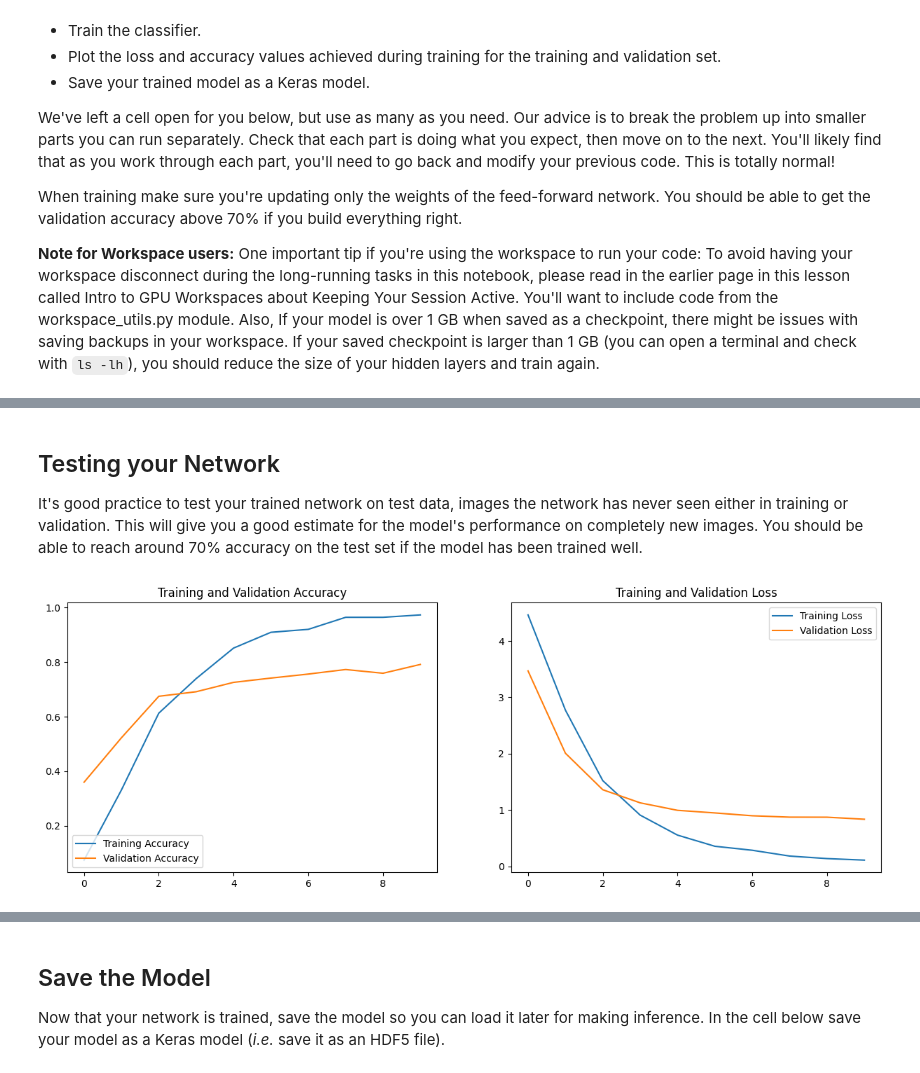
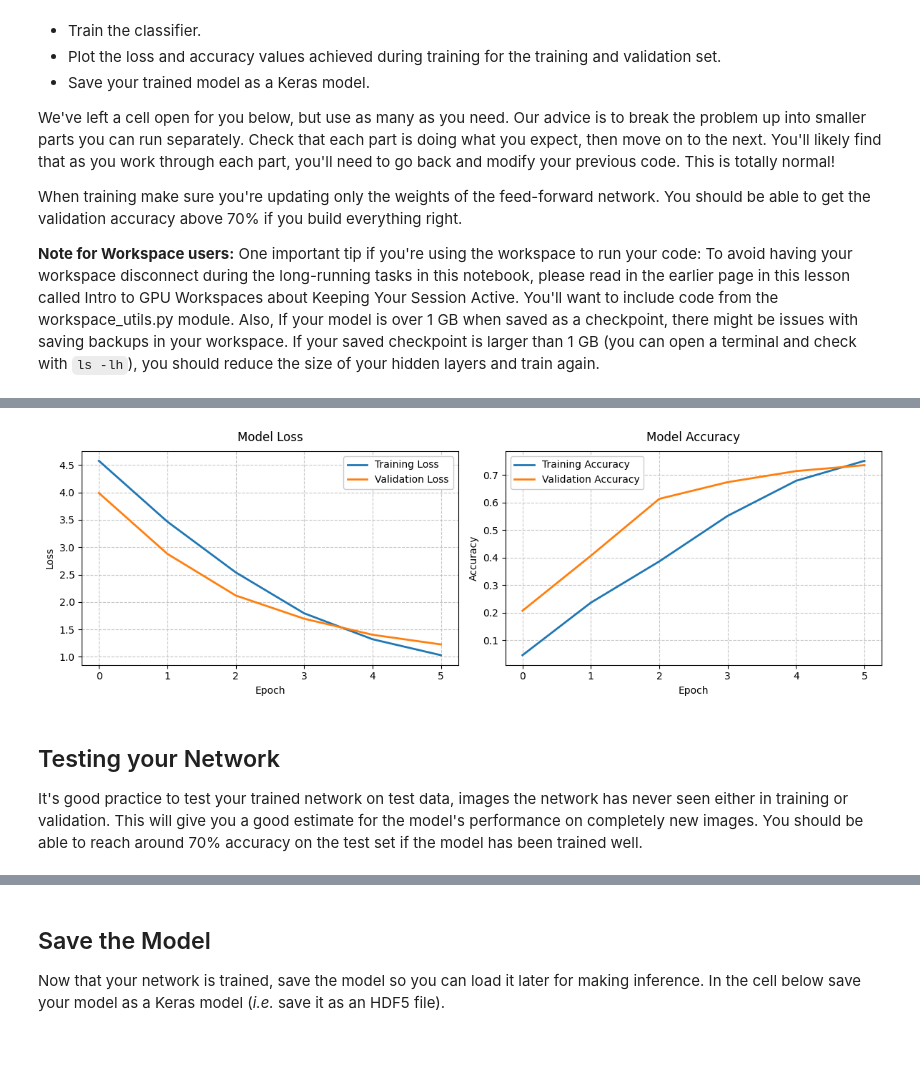
Before and after one commit to bigboy92/fend-matching-game, a Jupyter notebook: Project_Image_Classifier_Project.ipynb, the cells around one changed output, grey strips where cells are left out. Drawn from its saved outputs; the diff is of its cells as text; code cells hidden in the pictures; blank space fills up the shorter version.

```diff
--- a/Project_Image_Classifier_Project.ipynb
+++ b/Project_Image_Classifier_Project.ipynb
@@ -277,28 +213,32 @@ Epoch 10/10
+# %%
+# TODO: Plot the loss and accuracy values achieved during training for the training and validation set.
+plt.figure(figsize=(12, 4))
+
+# Plot training and validation loss
+plt.subplot(1, 2, 1)
+plt.plot(history.history['loss'], label='Training Loss', linewidth=2)
+plt.plot(history.history['val_loss'], label='Validation Loss', linewidth=2)
+plt.grid(True, linestyle='--', alpha=0.7)
+plt.legend(frameon=True, facecolor='white', framealpha=1)
+plt.title('Model Loss', pad=10)
+plt.xlabel('Epoch')
+plt.ylabel('Loss')
+
+# Plot training and validation accuracy
+plt.subplot(1, 2, 2)
+plt.plot(history.history['accuracy'], label='Training Accuracy', linewidth=2)
+plt.plot(history.history['val_accuracy'], label='Validation Accuracy', linewidth=2)
+plt.grid(True, linestyle='--', alpha=0.7)
+plt.legend(frameon=True, facecolor='white', framealpha=1)
+plt.title('Model Accuracy', pad=10)
+plt.xlabel('Epoch')
+plt.ylabel('Accuracy')
+
+plt.tight_layout()
+plt.show()
+# %% [output]
+[figure, added]
 # %% [markdown]
 ## Testing your Network
 
 It's good practice to test your trained network on test data, images the network has never seen either in training or validation. This will give you a good estimate for the model's performance on completely new images. You should be able to reach around 70% accuracy on the test set if the model has been trained well.
-# %%
-# TODO: Plot the loss and accuracy values achieved during training for the training and validation set.
-training_accuracy = history.history['accuracy']
-validation_accuracy = history.history['val_accuracy']
-
-training_loss = history.history['loss']
-validation_loss = history.history['val_loss']
-
-epochs_range=range(EPOCHS)
-plt.figure(figsize=(15, 5))
-plt.subplot(1, 2, 1)
-plt.plot(epochs_range, training_accuracy, label='Training Accuracy')
-plt.plot(epochs_range, validation_accuracy, label='Validation Accuracy')
-plt.legend(loc='lower left')
-plt.title('Training and Validation Accuracy')
-
-plt.subplot(1, 2, 2)
-plt.plot(epochs_range, training_loss, label='Training Loss')
-plt.plot(epochs_range, validation_loss, label='Validation Loss')
-plt.legend(loc='upper right')
-plt.title('Training and Validation Loss')
-plt.show()
-# %% [output]
-[figure, removed]
```
Also changed, not shown: parts of 26 cells of this notebook.
